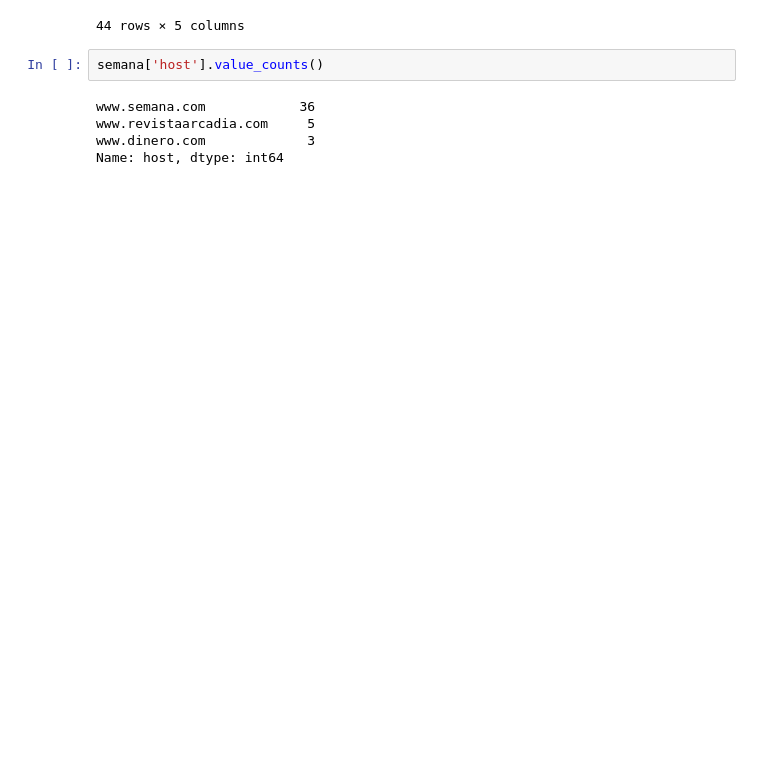
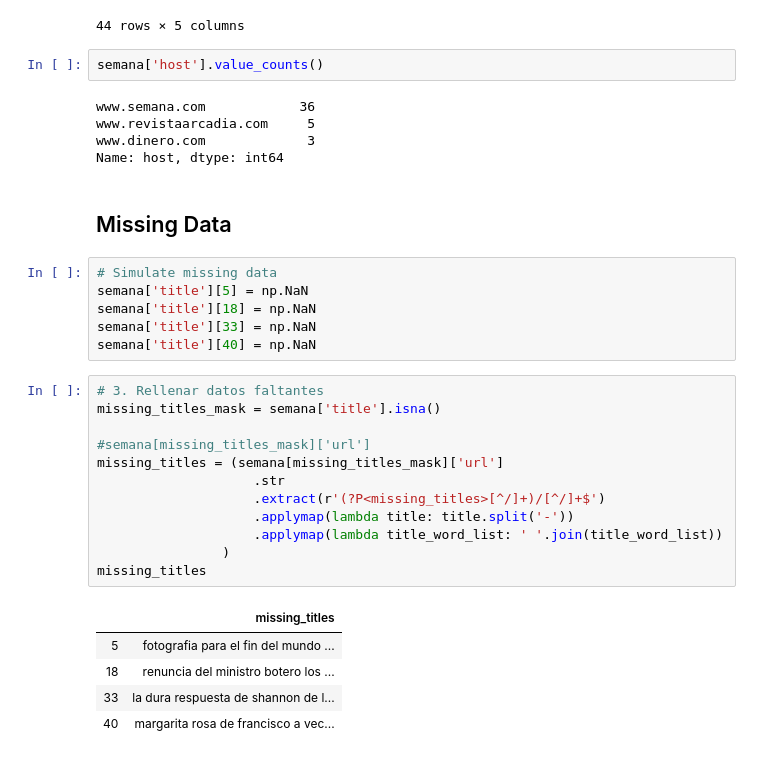
Before and after one commit to JuanLengyel/mintic_ingenieria_de_datos_con_python, a Jupyter notebook: jupyter/Pandas.ipynb, the cells around one changed output. Drawn from its saved outputs; the diff is of its cells as text; blank space fills up the shorter version.

```diff
--- a/jupyter/Pandas.ipynb
+++ b/jupyter/Pandas.ipynb
@@ -195,3 +196,29 @@ www.semana.com            36
 www.revistaarcadia.com     5
 www.dinero.com             3
 Name: host, dtype: int64
+# %% [markdown]
+## Missing Data
+# %%
+# Simulate missing data
+semana['title'][5] = np.NaN
+semana['title'][18] = np.NaN
+semana['title'][33] = np.NaN
+semana['title'][40] = np.NaN
+# %%
+# 3. Rellenar datos faltantes
+missing_titles_mask = semana['title'].isna()
+
+#semana[missing_titles_mask]['url']
+missing_titles = (semana[missing_titles_mask]['url']
+                    .str
+                    .extract(r'(?P<missing_titles>[^/]+)/[^/]+$')
+                    .applymap(lambda title: title.split('-'))
+                    .applymap(lambda title_word_list: ' '.join(title_word_list))
+                )
+missing_titles
+# %% [output]
+|  | missing_titles |
+| 5 | fotografia para el fin del mundo ... |
+| 18 | renuncia del ministro botero los ... |
+| 33 | la dura respuesta de shannon de l... |
+| 40 | margarita rosa de francisco a vec... |
```
Also changed, not shown: parts of 7 cells of this notebook.
